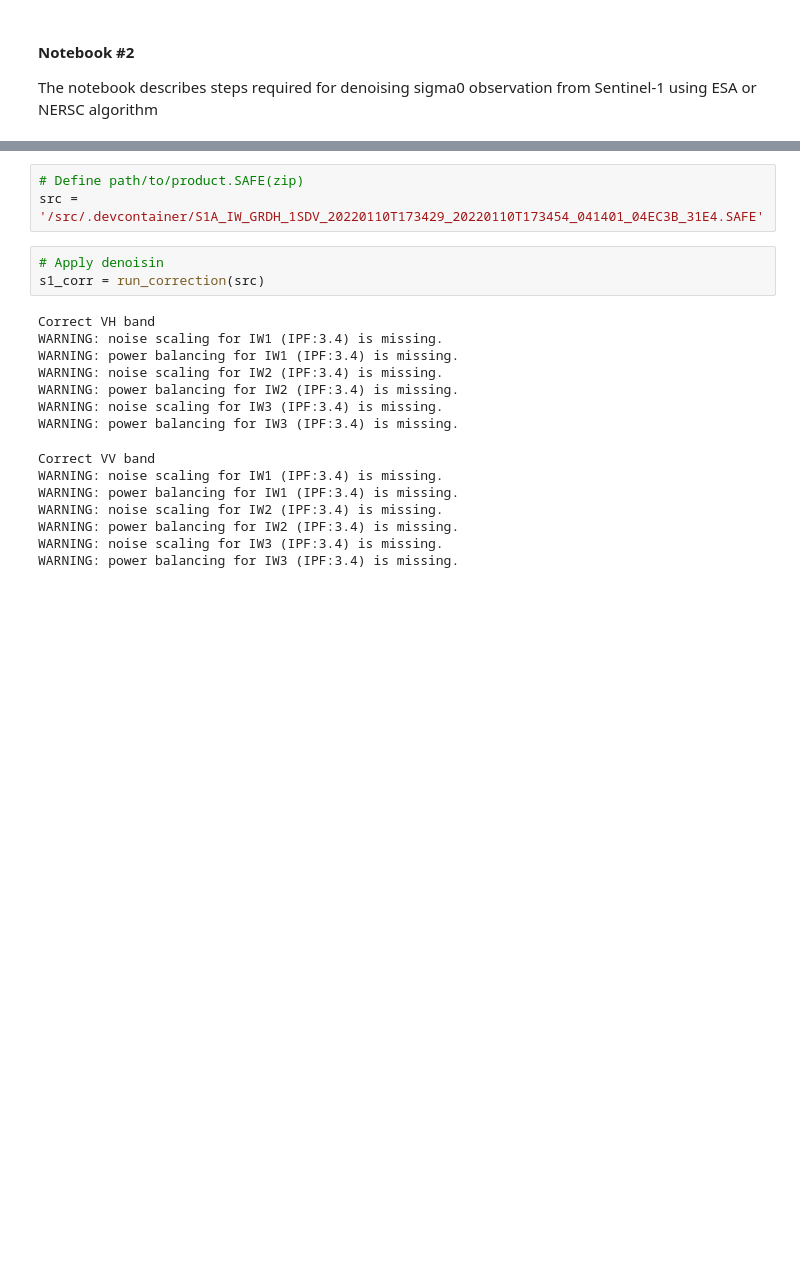
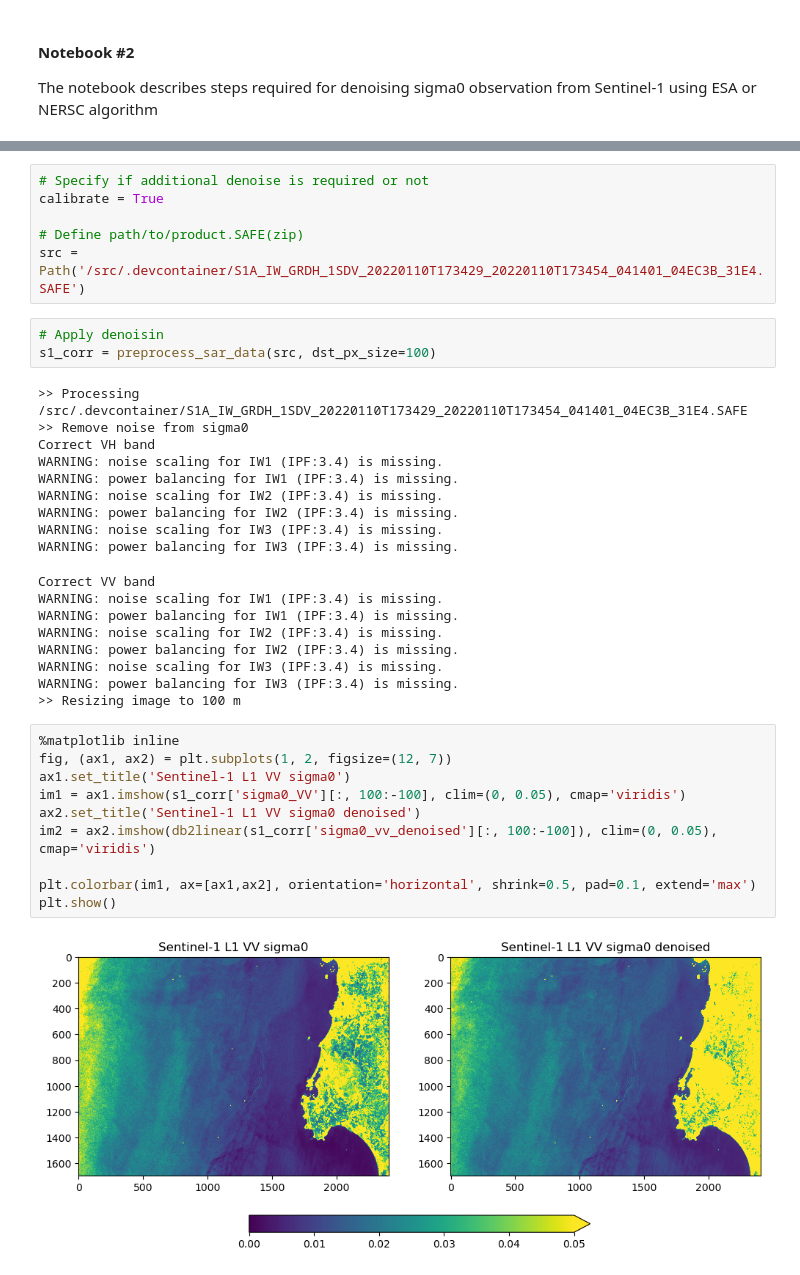
Before and after one commit to nansencenter/openwind, a Jupyter notebook: tutorial/02_denoise_s1_data.ipynb, the cells around one changed output, grey strips where cells are left out. Drawn from its saved outputs; the diff is of its cells as text; blank space fills up the shorter version.

```diff
--- a/tutorial/02_denoise_s1_data.ipynb
+++ b/tutorial/02_denoise_s1_data.ipynb
@@ -11,10 +19,15 @@ from pathlib import Path
 # %%
+# Specify if additional denoise is required or not
+calibrate = True
+
 # Define path/to/product.SAFE(zip)
-src = '/src/.devcontainer/S1A_IW_GRDH_1SDV_20220110T173429_20220110T173454_041401_04EC3B_31E4.SAFE'
+src = Path('/src/.devcontainer/S1A_IW_GRDH_1SDV_20220110T173429_20220110T173454_041401_04EC3B_31E4.SAFE')
 # %%
 # Apply denoisin
-s1_corr = run_correction(src)
+s1_corr = preprocess_sar_data(src, dst_px_size=100)
 # %% [output]
+>> Processing /src/.devcontainer/S1A_IW_GRDH_1SDV_20220110T173429_20220110T173454_041401_04EC3B_31E4.SAFE
+>> Remove noise from sigma0
 Correct VH band
 WARNING: noise scaling for IW1 (IPF:3.4) is missing.
 WARNING: power balancing for IW1 (IPF:3.4) is missing.
@@ -29,3 +42,16 @@ WARNING: noise scaling for IW2 (IPF:3.4) is missing.
 WARNING: power balancing for IW2 (IPF:3.4) is missing.
 WARNING: noise scaling for IW3 (IPF:3.4) is missing.
 WARNING: power balancing for IW3 (IPF:3.4) is missing.
+>> Resizing image to 100 m
+# %%
+%matplotlib inline
+fig, (ax1, ax2) = plt.subplots(1, 2, figsize=(12, 7))
+ax1.set_title('Sentinel-1 L1 VV sigma0')
+im1 = ax1.imshow(s1_corr['sigma0_VV'][:, 100:-100], clim=(0, 0.05), cmap='viridis')
+ax2.set_title('Sentinel-1 L1 VV sigma0 denoised')
+im2 = ax2.imshow(db2linear(s1_corr['sigma0_vv_denoised'][:, 100:-100]), clim=(0, 0.05), cmap='viridis')
+
+plt.colorbar(im1, ax=[ax1,ax2], orientation='horizontal', shrink=0.5, pad=0.1, extend='max')
+plt.show()
+# %% [output]
+[figure, added]
```
Also changed, not shown: parts of 6 cells of this notebook, 2 other files.
